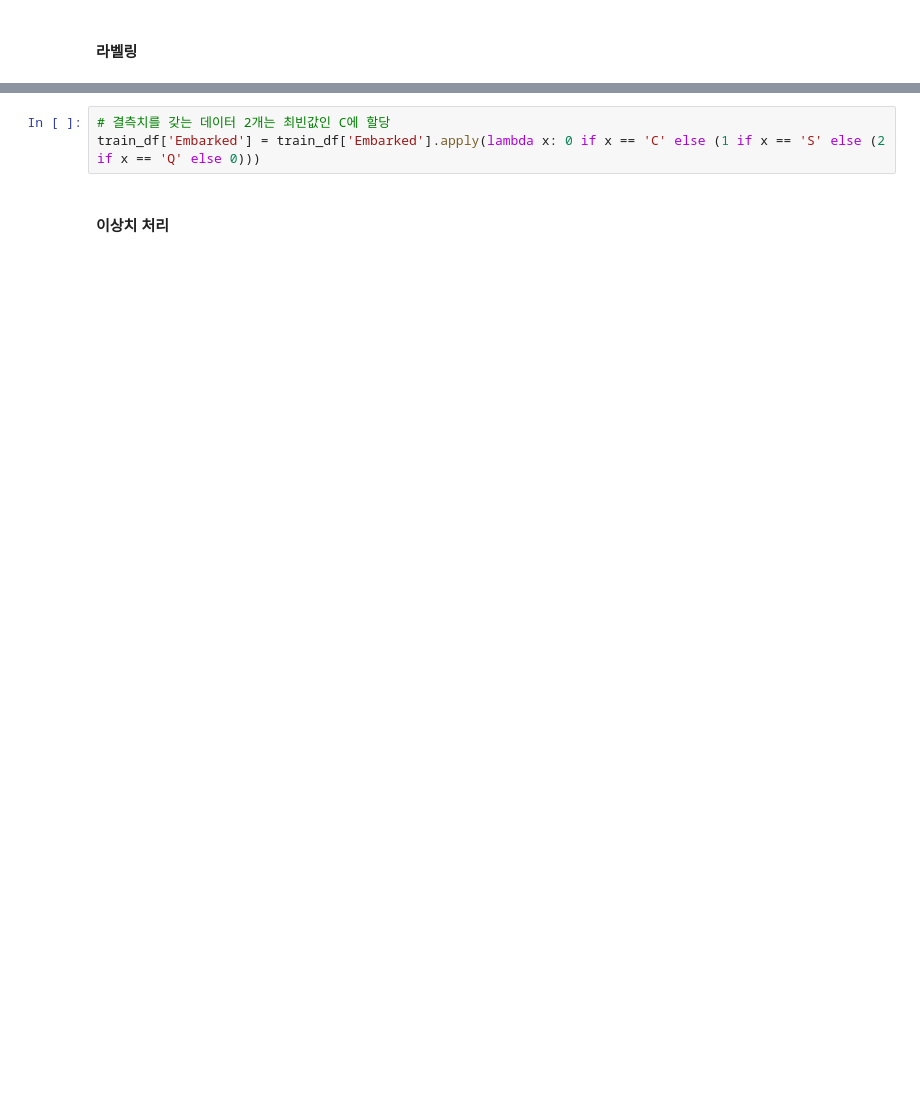
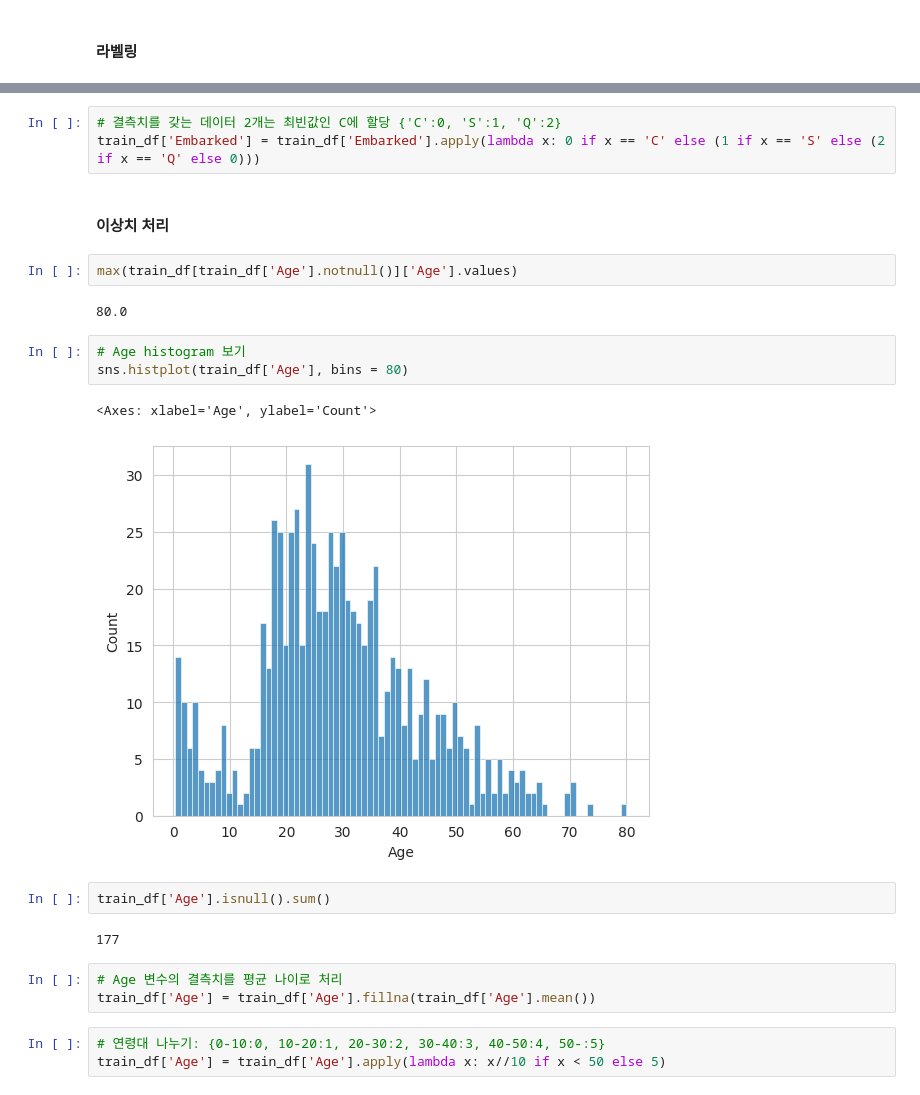
Before and after one commit to MKBD0102/Study, a Jupyter notebook: TitanicPractice_M.ipynb, the cells around one changed output, grey strips where cells are left out. Cells and saved outputs as stored; diff of their text form; blank space fills up the shorter version.

```diff
--- a/TitanicPractice_M.ipynb
+++ b/TitanicPractice_M.ipynb
@@ -379,5 +381,25 @@ Name: count, dtype: int64
 # %%
-# 결측치를 갖는 데이터 2개는 최빈값인 C에 할당
+# 결측치를 갖는 데이터 2개는 최빈값인 C에 할당 {'C':0, 'S':1, 'Q':2}
 train_df['Embarked'] = train_df['Embarked'].apply(lambda x: 0 if x == 'C' else (1 if x == 'S' else (2 if x == 'Q' else 0)))
 # %% [markdown]
 #### 이상치 처리
+# %%
+max(train_df[train_df['Age'].notnull()]['Age'].values)
+# %% [output]
+80.0
+# %%
+# Age histogram 보기
+sns.histplot(train_df['Age'], bins = 80)
+# %% [output]
+<Axes: xlabel='Age', ylabel='Count'>
+[figure, added]
+# %%
+train_df['Age'].isnull().sum()
+# %% [output]
+177
+# %%
+# Age 변수의 결측치를 평균 나이로 처리
+train_df['Age'] = train_df['Age'].fillna(train_df['Age'].mean())
+# %%
+# 연령대 나누기: {0-10:0, 10-20:1, 20-30:2, 30-40:3, 40-50:4, 50-:5}
+train_df['Age'] = train_df['Age'].apply(lambda x: x//10 if x < 50 else 5)
```
Also changed, not shown: parts of 9 cells of this notebook.
